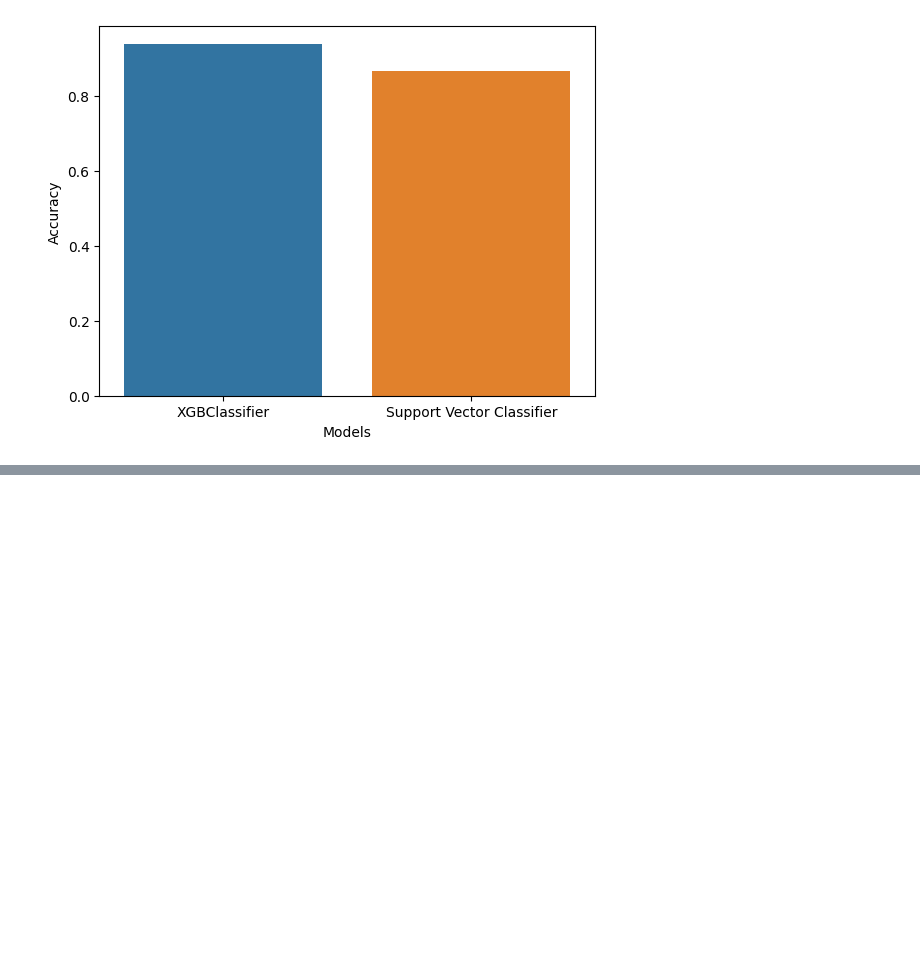
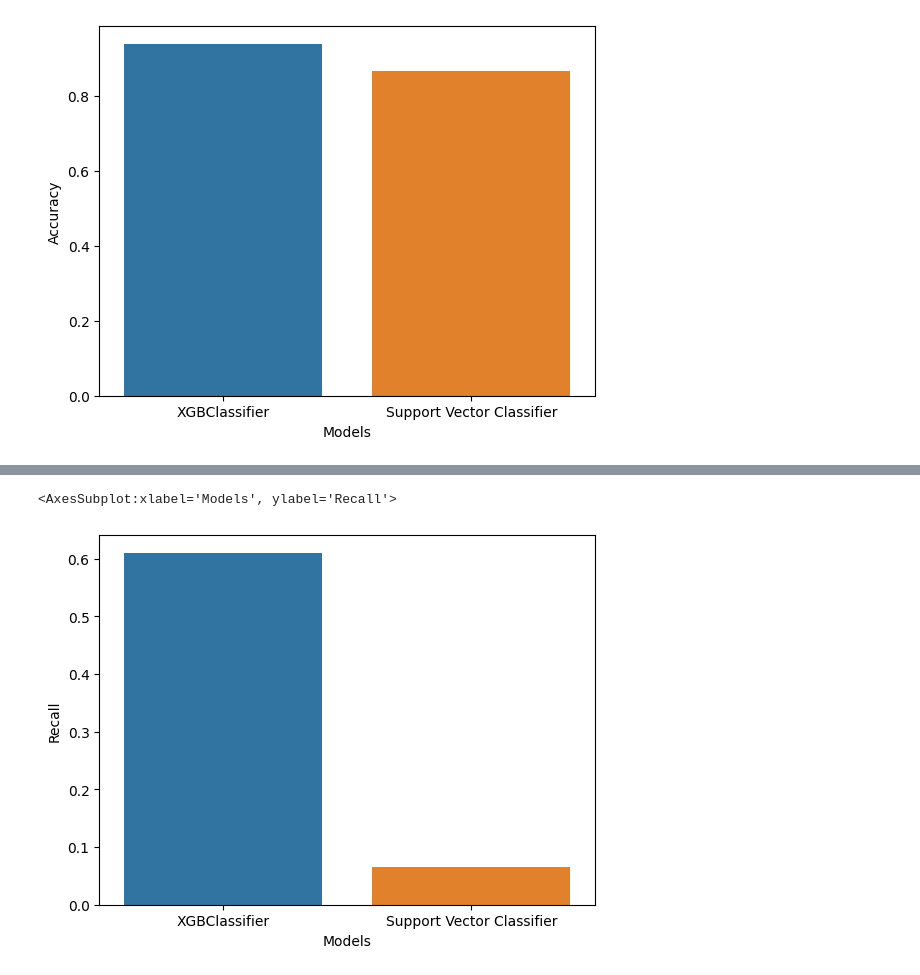
Before and after one commit to KingSolDot/Traffic_Collision_Outcome_Prediciton, a Jupyter notebook: traffic_collision_outcome_prediction.ipynb, the cells around one changed output, grey strips where cells are left out. Saved outputs shown, nothing was run; the diff lists cells and outputs as text; code cells hidden in the pictures; blank space fills up the shorter version.

```diff
--- a/traffic_collision_outcome_prediction.ipynb
+++ b/traffic_collision_outcome_prediction.ipynb
@@ -429,0 +450,5 @@ sns.barplot(x='Models', y='Accuracy', data=models)
+# %%
+sns.barplot(x='Models', y='Recall', data=models)
+# %% [output]
+<AxesSubplot:xlabel='Models', ylabel='Recall'>
+[figure, added]
```
Also changed, not shown: parts of 12 cells of this notebook, 1 other file.
